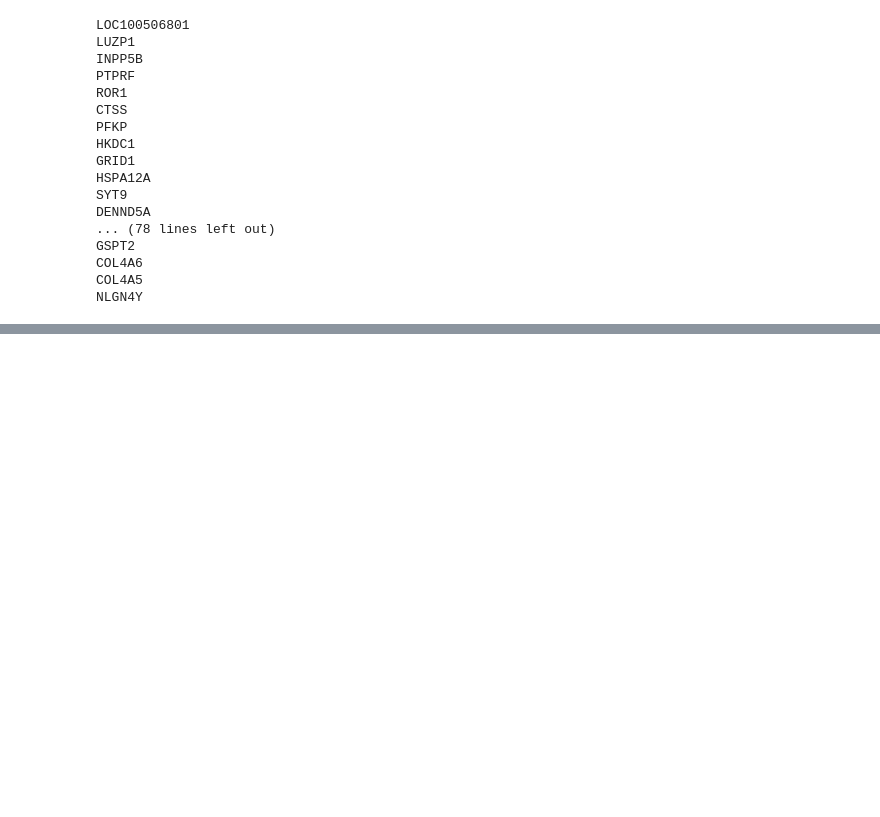
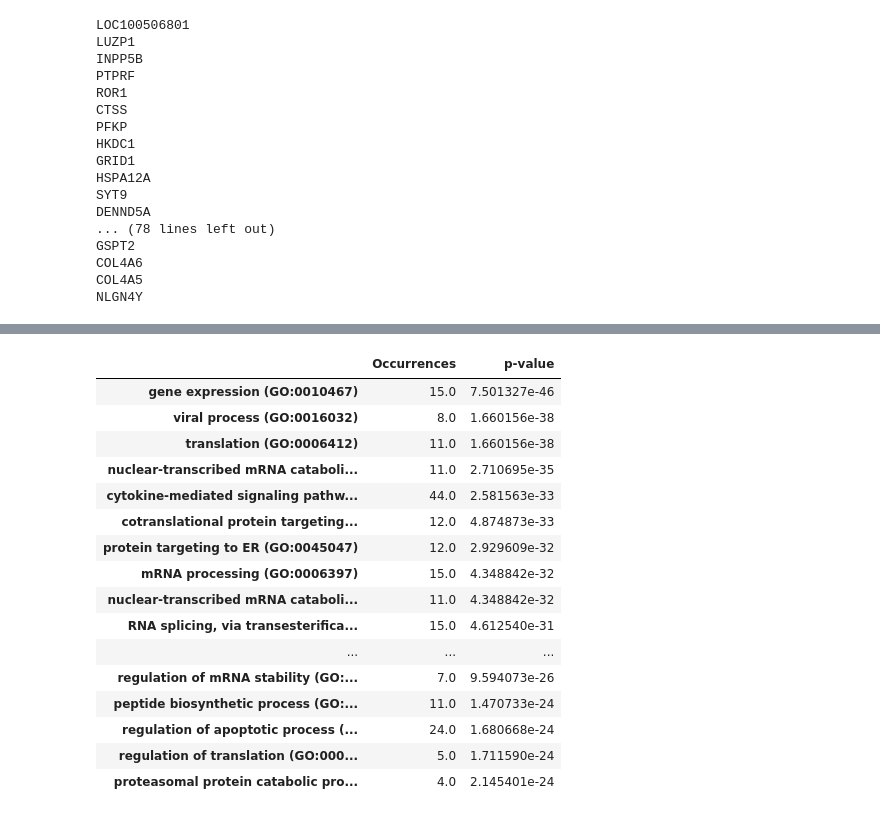
Before and after one commit to PRodrigues98/Analysis-of-regulatory-response-to-SARS-CoV-2-infection, a Jupyter notebook: Biclustering/Results/ProcessResults.ipynb, the cells around one changed output, grey strips where cells are left out. Saved outputs shown, nothing was run; the diff lists cells and outputs as text; code cells hidden in the pictures; blank space fills up the shorter version.

```diff
--- a/Biclustering/Results/ProcessResults.ipynb
+++ b/Biclustering/Results/ProcessResults.ipynb
@@ -357,0 +451,20 @@ pd.DataFrame(terms).T.nlargest(50, 'Total occurrences')
+# %%
+enriched_dataframe['Calu3'].unstack()['SARS-CoV-2'].sort_values('p-value').head(25)
+# %% [output]
+|  | Occurrences | p-value |
+| gene expression (GO:0010467) | 15.0 | 7.501327e-46 |
+| viral process (GO:0016032) | 8.0 | 1.660156e-38 |
+| translation (GO:0006412) | 11.0 | 1.660156e-38 |
+| nuclear-transcribed mRNA cataboli... | 11.0 | 2.710695e-35 |
+| cytokine-mediated signaling pathw... | 44.0 | 2.581563e-33 |
+| cotranslational protein targeting... | 12.0 | 4.874873e-33 |
+| protein targeting to ER (GO:0045047) | 12.0 | 2.929609e-32 |
+| mRNA processing (GO:0006397) | 15.0 | 4.348842e-32 |
+| nuclear-transcribed mRNA cataboli... | 11.0 | 4.348842e-32 |
+| RNA splicing, via transesterifica... | 15.0 | 4.612540e-31 |
+| ... | ... | ... |
+| regulation of mRNA stability (GO:... | 7.0 | 9.594073e-26 |
+| peptide biosynthetic process (GO:... | 11.0 | 1.470733e-24 |
+| regulation of apoptotic process (... | 24.0 | 1.680668e-24 |
+| regulation of translation (GO:000... | 5.0 | 1.711590e-24 |
+| proteasomal protein catabolic pro... | 4.0 | 2.145401e-24 |
```
Also changed, not shown: parts of 20 cells of this notebook, 8 other files.
